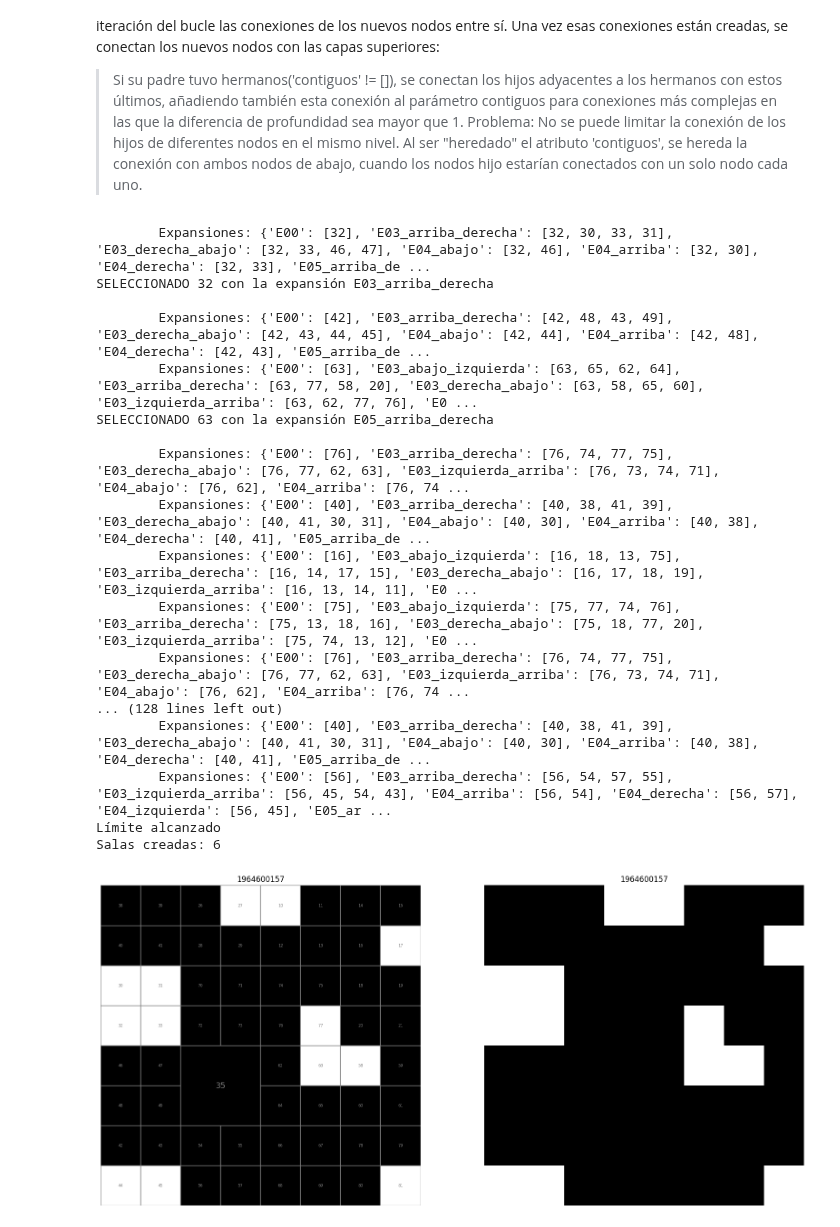
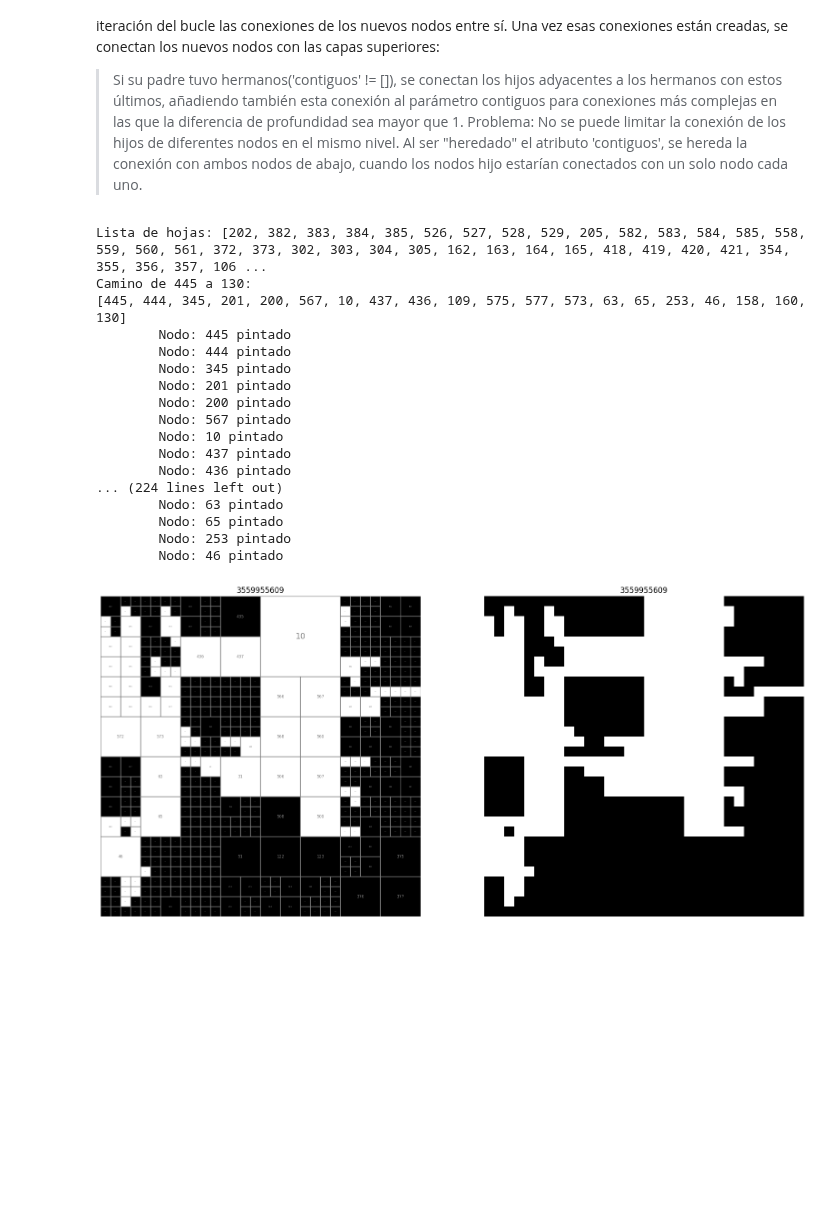
Before and after one commit to MarioPG21/TFG_generacion_mazmorras, a Jupyter notebook: Space Partitioning/Space_Partitioning.ipynb, the cells around one changed output. Saved outputs shown, nothing was run; the diff lists cells and outputs as text; code cells hidden in the pictures; blank space fills up the shorter version.

```diff
--- a/Space Partitioning/Space_Partitioning.ipynb
+++ b/Space Partitioning/Space_Partitioning.ipynb
@@ -328,7 +328,7 @@ class Cuadrado():
             return dict(sorted((expansiones.items())))
 
         def seleccionar_expansion(expansiones):
-            """"Le añadiría una selección por tamaño"""
+            #TODO: selección por tamaño
             if not expansiones:
                 return False
             while expansiones:
@@ -366,7 +366,7 @@ class Cuadrado():
                 if nodo_selec.tipo != 'suelo':
                     #print("\tNo era suelo")
                     expansiones = generar_expansiones(nodos, selec)
-                    print(f"\tExpansiones: {expansiones}")
+                    #print(f"\tExpansiones: {expansiones}")
 
                     if seleccionar_expansion(expansiones):
                         break
@@ -376,7 +376,6 @@ class Cuadrado():
                 print("Límite alcanzado")
                 print(f"Salas creadas: {i}")
                 break
-
 
     def comprobar_adyacentes(self, nodo, densidad = 1):
         # Si la profundidad llega a 0, no se revisan más vecinos
@@ -513,44 +512,54 @@ class Cuadrado():
 
             print(f"Figura guardada en: {archivo_guardado}")
 # %%
-def crear_mazmorra_space_part(npart = 20, prof_division = 5, nsalas = 5, densidad = 1, guardar = False):
+def crear_mazmorra_space_part(arquitectura, npart = 20, prof_division = 5, nsalas = 5, densidad = 1, guardar = False):
+    if densidad > 3 or densidad < 0:
+        print("La densidad debe estar entre 0 y 3")
+        return
     A, semilla = formar_particion_estado_4(npart, d = prof_division)
     cuadrado = Cuadrado(A,semilla=semilla)
     #cuadrado.imprimir_estructura()
     cuadrado.formar_grafo()
-    cuadrado.crear_mazmorra_clasica(nsalas, densidad=densidad)
+    if arquitectura == 'clasica':
+        cuadrado.crear_mazmorra_clasica(nsalas, densidad=4-densidad)
+        pass
+    elif arquitectura == 'dikjstra':
+        cuadrado.crear_mazmorra_dikjstra(nsalas)
     cuadrado.dibujar(guardar=guardar)
     return cuadrado
 # %%
-npart = 20
-prof = 4
-nsalas = 10
-densidad = 3
+# 'dikjstra', 'clasica'
+arquitectura = 'dikjstra'
+npart = 150
+prof = 6
+nsalas = 20
+densidad = 2
 guardar = False
 
 cuadrado=crear_mazmorra_space_part(
+    arquitectura = arquitectura,
     npart=npart,
     prof_division=prof,
     nsalas=nsalas,
     densidad=densidad,
     guardar=guardar
 )
 # %% [output]
-        Expansiones: {'E00': [32], 'E03_arriba_derecha': [32, 30, 33, 31], 'E03_derecha_abajo': [32, 33, 46, 47], 'E04_abajo': [32, 46], 'E04_arriba': [32, 30], 'E04_derecha': [32, 33], 'E05_arriba_de ...
-SELECCIONADO 32 con la expansión E03_arriba_derecha
-
-        Expansiones: {'E00': [42], 'E03_arriba_derecha': [42, 48, 43, 49], 'E03_derecha_abajo': [42, 43, 44, 45], 'E04_abajo': [42, 44], 'E04_arriba': [42, 48], 'E04_derecha': [42, 43], 'E05_arriba_de ...
-        Expansiones: {'E00': [63], 'E03_abajo_izquierda': [63, 65, 62, 64], 'E03_arriba_derecha': [63, 77, 58, 20], 'E03_derecha_abajo': [63, 58, 65, 60], 'E03_izquierda_arriba': [63, 62, 77, 76], 'E0 ...
-SELECCIONADO 63 con la expansión E05_arriba_derecha
-
-        Expansiones: {'E00': [76], 'E03_arriba_derecha': [76, 74, 77, 75], 'E03_derecha_abajo': [76, 77, 62, 63], 'E03_izquierda_arriba': [76, 73, 74, 71], 'E04_abajo': [76, 62], 'E04_arriba': [76, 74 ...
-        Expansiones: {'E00': [40], 'E03_arriba_derecha': [40, 38, 41, 39], 'E03_derecha_abajo': [40, 41, 30, 31], 'E04_abajo': [40, 30], 'E04_arriba': [40, 38], 'E04_derecha': [40, 41], 'E05_arriba_de ...
-        Expansiones: {'E00': [16], 'E03_abajo_izquierda': [16, 18, 13, 75], 'E03_arriba_derecha': [16, 14, 17, 15], 'E03_derecha_abajo': [16, 17, 18, 19], 'E03_izquierda_arriba': [16, 13, 14, 11], 'E0 ...
-        Expansiones: {'E00': [75], 'E03_abajo_izquierda': [75, 77, 74, 76], 'E03_arriba_derecha': [75, 13, 18, 16], 'E03_derecha_abajo': [75, 18, 77, 20], 'E03_izquierda_arriba': [75, 74, 13, 12], 'E0 ...
-        Expansiones: {'E00': [76], 'E03_arriba_derecha': [76, 74, 77, 75], 'E03_derecha_abajo': [76, 77, 62, 63], 'E03_izquierda_arriba': [76, 73, 74, 71], 'E04_abajo': [76, 62], 'E04_arriba': [76, 74 ...
-... (128 lines left out)
-        Expansiones: {'E00': [40], 'E03_arriba_derecha': [40, 38, 41, 39], 'E03_derecha_abajo': [40, 41, 30, 31], 'E04_abajo': [40, 30], 'E04_arriba': [40, 38], 'E04_derecha': [40, 41], 'E05_arriba_de ...
-        Expansiones: {'E00': [56], 'E03_arriba_derecha': [56, 54, 57, 55], 'E03_izquierda_arriba': [56, 45, 54, 43], 'E04_arriba': [56, 54], 'E04_derecha': [56, 57], 'E04_izquierda': [56, 45], 'E05_ar ...
-Límite alcanzado
-Salas creadas: 6
+Lista de hojas: [202, 382, 383, 384, 385, 526, 527, 528, 529, 205, 582, 583, 584, 585, 558, 559, 560, 561, 372, 373, 302, 303, 304, 305, 162, 163, 164, 165, 418, 419, 420, 421, 354, 355, 356, 357, 106 ...
+Camino de 445 a 130:
+[445, 444, 345, 201, 200, 567, 10, 437, 436, 109, 575, 577, 573, 63, 65, 253, 46, 158, 160, 130]
+        Nodo: 445 pintado
+        Nodo: 444 pintado
+        Nodo: 345 pintado
+        Nodo: 201 pintado
+        Nodo: 200 pintado
+        Nodo: 567 pintado
+        Nodo: 10 pintado
+        Nodo: 437 pintado
+        Nodo: 436 pintado
+... (224 lines left out)
+        Nodo: 63 pintado
+        Nodo: 65 pintado
+        Nodo: 253 pintado
+        Nodo: 46 pintado
-[figure, old version]
+[figure, new version]
```
